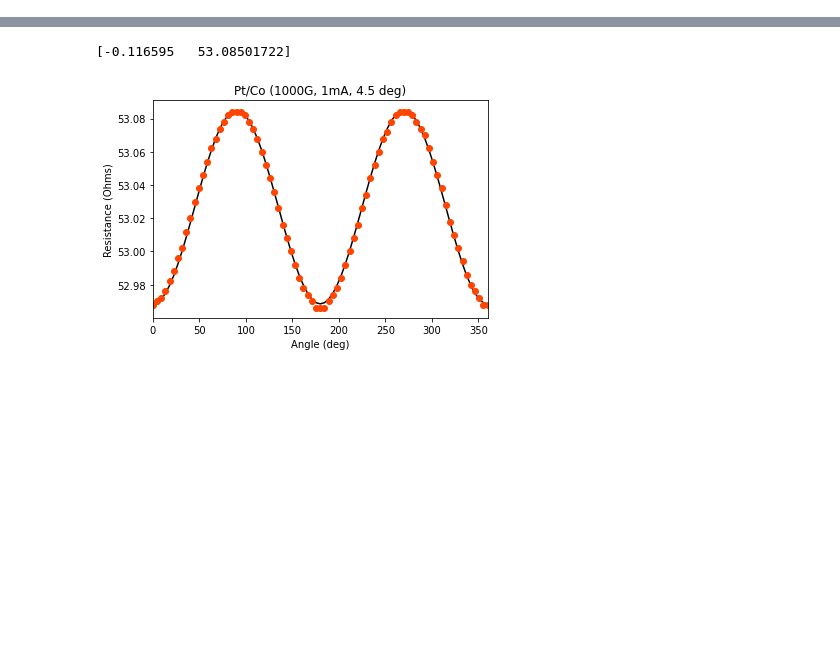
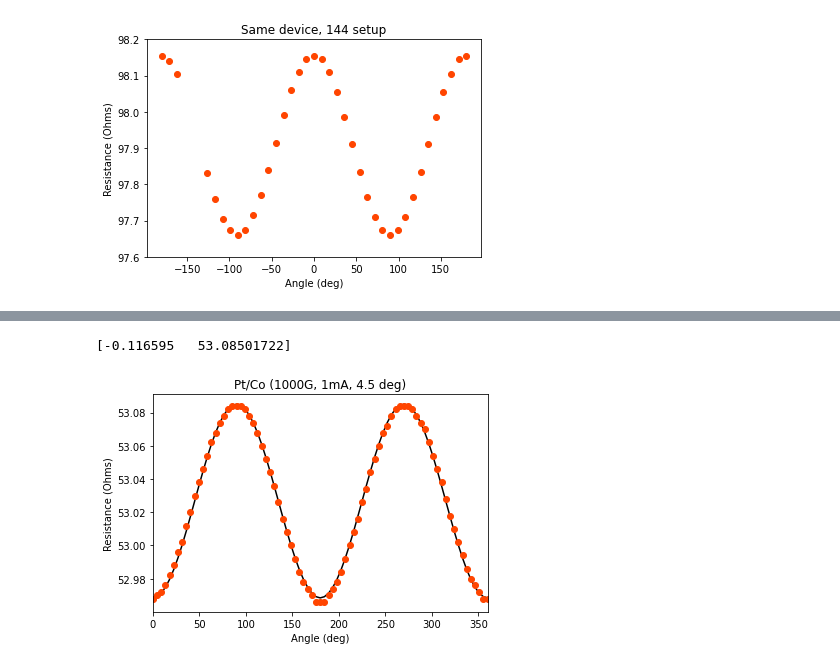
Before and after one commit to hankleid/AMR, a Jupyter notebook: AMR_analyze.ipynb, the cells around one changed output, grey strips where cells are left out. Saved outputs shown, nothing was run; the diff lists cells and outputs as text; code cells hidden in the pictures; blank space fills up the shorter version.

```diff
--- a/AMR_analyze.ipynb
+++ b/AMR_analyze.ipynb
@@ -85,0 +151,20 @@ p_1 = [-0.5]
+# %%
+AMR = angle_series(Pt_Co_AMR, 100.0, 0.001)
+
+x = AMR["Angle (deg)"]
+y = abs(AMR["X1w (V)"]/0.001)
+#y = y-y.mean()
+plt.plot(x, y, 'o', label="100mT", c="orangered")
+#params = get_params(harmonic, x, y, p_1)
+#plot_fit(harmonic, x, y, params, "orangered")
+
+plt.title("Same device, 144 setup")
+plt.xlabel("Angle (deg)")
+plt.ylabel("Resistance (Ohms)")
+#plt.legend()
+plt.ylim((97.6, 98.2))
+#plt.ylim((-0.0075, -0.0068))
+#plt.savefig("Plots/Jason_samesample_AMR", dpi=200, facecolor='w', edgecolor='w', orientation='portrait')
+plt.show()
+# %% [output]
+[figure, added]
```
Also changed, not shown: parts of 6 cells of this notebook, 48 other files.
